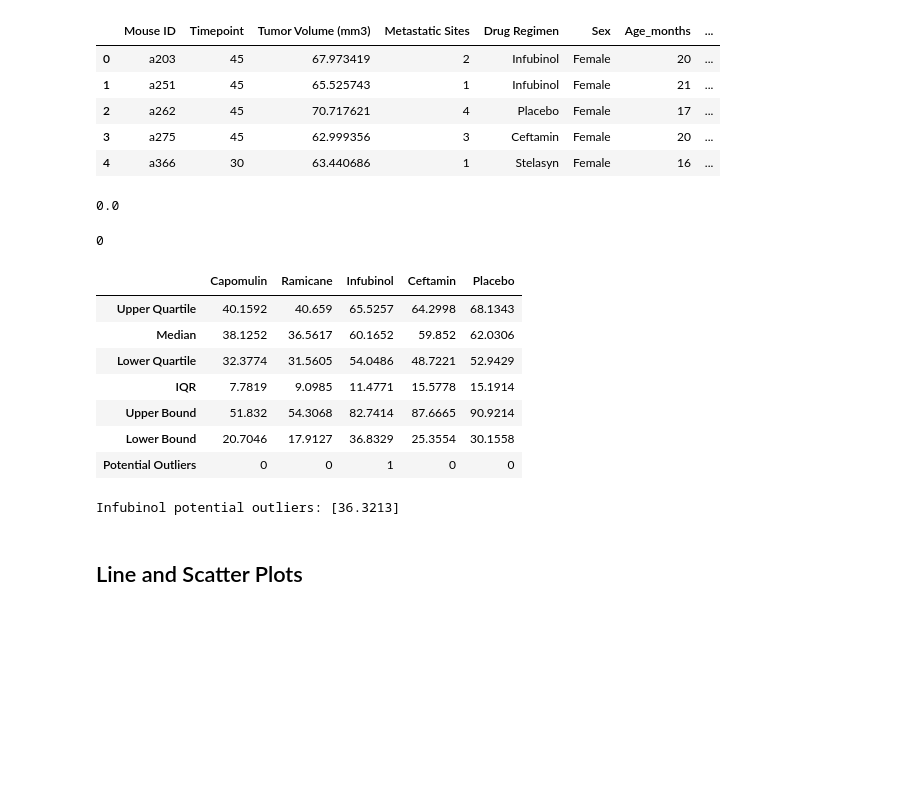
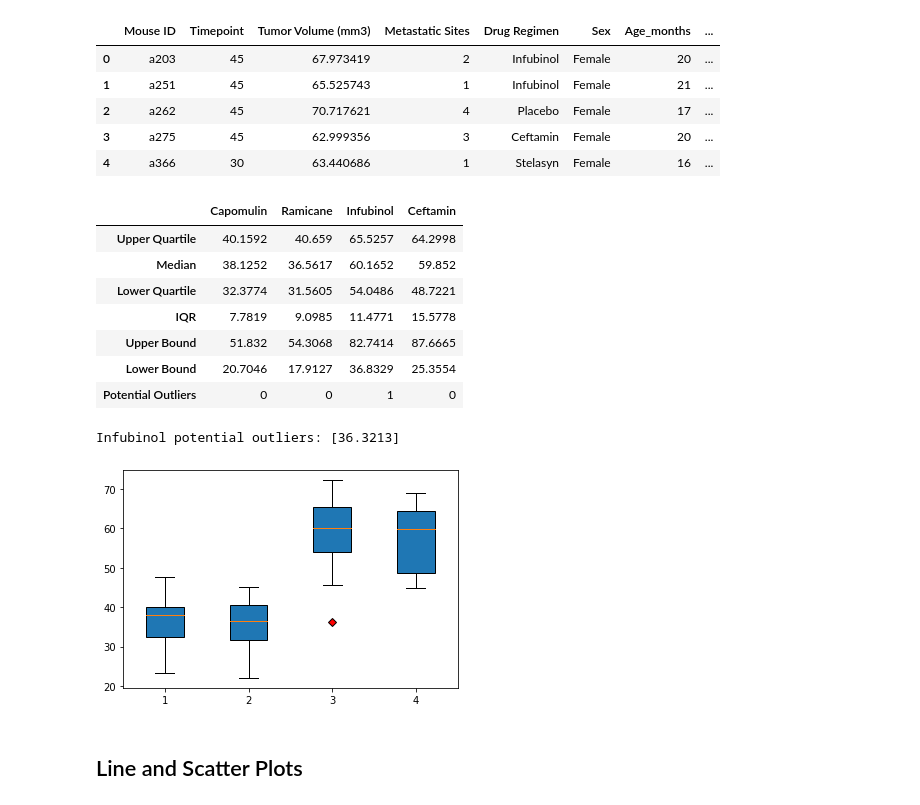
Before and after one commit to rperezme-data/DAB_H05_Matplotlib-challenge, a Jupyter notebook: Pymaceuticals/main.ipynb, the cells around one changed output. Drawn from its saved outputs; the diff is of its cells as text; code cells hidden in the pictures; blank space fills up the shorter version.

```diff
--- a/Pymaceuticals/main.ipynb
+++ b/Pymaceuticals/main.ipynb
@@ -223,11 +204,3 @@ final_tumor_vol.head()
 | 2 | a262 | 45 | 70.717621 | 4 | Placebo | Female | 17 | ... |
 | 3 | a275 | 45 | 62.999356 | 3 | Ceftamin | Female | 20 | ... |
 | 4 | a366 | 30 | 63.440686 | 1 | Stelasyn | Female | 16 | ... |
-# %%
-(final_tumor_volume['Tumor Volume (mm3)'] - final_tumor_vol['Tumor Volume (mm3)']).max()
-# %% [output]
-0.0
-# %%
-(final_tumor_volume['Timepoint'] - final_tumor_vol['Timepoint']).max()
-# %% [output]
-0
@@ -251,7 +207,14 @@ tumor_vol_data = []
 # %%
+# Put treatments into a list for for loop (and later for plot labels)
+treatments = ["Capomulin", "Ramicane", "Infubinol", "Ceftamin"]
+
+# Create empty list to fill with tumor vol data (for plotting)
 tumor_vol_data = []
+
+## Create empty dictionary to fill with treatment (key) and outliers (value)
 outliers_dict = {}
 
+## Build Final Tumor Volume Outliers Summary DataFrame
 data_distribution = pd.DataFrame(index=[
     "Upper Quartile",
     "Median",
@@ -259,41 +222,49 @@ data_distribution = pd.DataFrame(index=[
     "IQR",
     "Upper Bound",
     "Lower Bound",
     "Potential Outliers"
 ])
 
+## Loop through Final Tumor Volume data
 for i in range(len(treatments)):
+
+    ## Get Final Tumor Volume for each Treatment
     tumor_vol_data.append(final_tumor_vol['Tumor Volume (mm3)'].loc[final_tumor_vol['Drug Regimen'] == treatments[i]])
 
-for i in range(len(tumor_vol_data)):
+    ## Compute Quartiles
     (upperq, median, lowerq) = tumor_vol_data[i].quantile([0.75, 0.5, 0.25])
+    ## Compute Interquartile Range (IQR)
     iqr = upperq - lowerq
+    ## Compute Upper & Lower boundaries
     upper_bound = upperq + (1.5*iqr)
     lower_bound = lowerq - (1.5*iqr)
+    ## Determine outliers (using upper & lower boundaries)
     outliers = [round(value, 4) for value in tumor_vol_data[i].values if (value < lower_bound) or (value > upper_bound)]
 
+    ## Store distribution data for each Treatment into (formatted) DataFrame
     data_distribution[treatments[i]] = ([
         round(upperq, 4),
         round(median, 4),
         round(lowerq, 4),
         round(iqr, 4),
         round(upper_bound, 4),
         round(lower_bound, 4),
         str(len(outliers))
     ])
 
+    ## Store potential outliers into dictionary (in case potential outliers are found)
     if len(outliers) != 0:
         outliers_dict[treatments[i]] = outliers
 
-
+## Display Distribution Summary
 data_distribution
 # %% [output]
-|  | Capomulin | Ramicane | Infubinol | Ceftamin | Placebo |
-| Upper Quartile | 40.1592 | 40.659 | 65.5257 | 64.2998 | 68.1343 |
-| Median | 38.1252 | 36.5617 | 60.1652 | 59.852 | 62.0306 |
-| Lower Quartile | 32.3774 | 31.5605 | 54.0486 | 48.7221 | 52.9429 |
-| IQR | 7.7819 | 9.0985 | 11.4771 | 15.5778 | 15.1914 |
-| Upper Bound | 51.832 | 54.3068 | 82.7414 | 87.6665 | 90.9214 |
-| Lower Bound | 20.7046 | 17.9127 | 36.8329 | 25.3554 | 30.1558 |
-| Potential Outliers | 0 | 0 | 1 | 0 | 0 |
+|  | Capomulin | Ramicane | Infubinol | Ceftamin |
+| Upper Quartile | 40.1592 | 40.659 | 65.5257 | 64.2998 |
+| Median | 38.1252 | 36.5617 | 60.1652 | 59.852 |
+| Lower Quartile | 32.3774 | 31.5605 | 54.0486 | 48.7221 |
+| IQR | 7.7819 | 9.0985 | 11.4771 | 15.5778 |
+| Upper Bound | 51.832 | 54.3068 | 82.7414 | 87.6665 |
+| Lower Bound | 20.7046 | 17.9127 | 36.8329 | 25.3554 |
+| Potential Outliers | 0 | 0 | 1 | 0 |
 # %%
@@ -359,2 +277,11 @@ data_distribution
 # %%
 # Generate a box plot of the final tumor volume of each mouse across four regimens of interest
+data = [list for list in tumor_vol_data]
+red_diamond = dict(markerfacecolor='r', marker='D')
+
+# plt.patch.set_facecolor('red','blue','green','orange')
+
+plt.boxplot(data, patch_artist=True, flierprops=red_diamond)
+plt.show()
+# %% [output]
+[figure, added]
```
Also changed, not shown: parts of 36 cells of this notebook.
